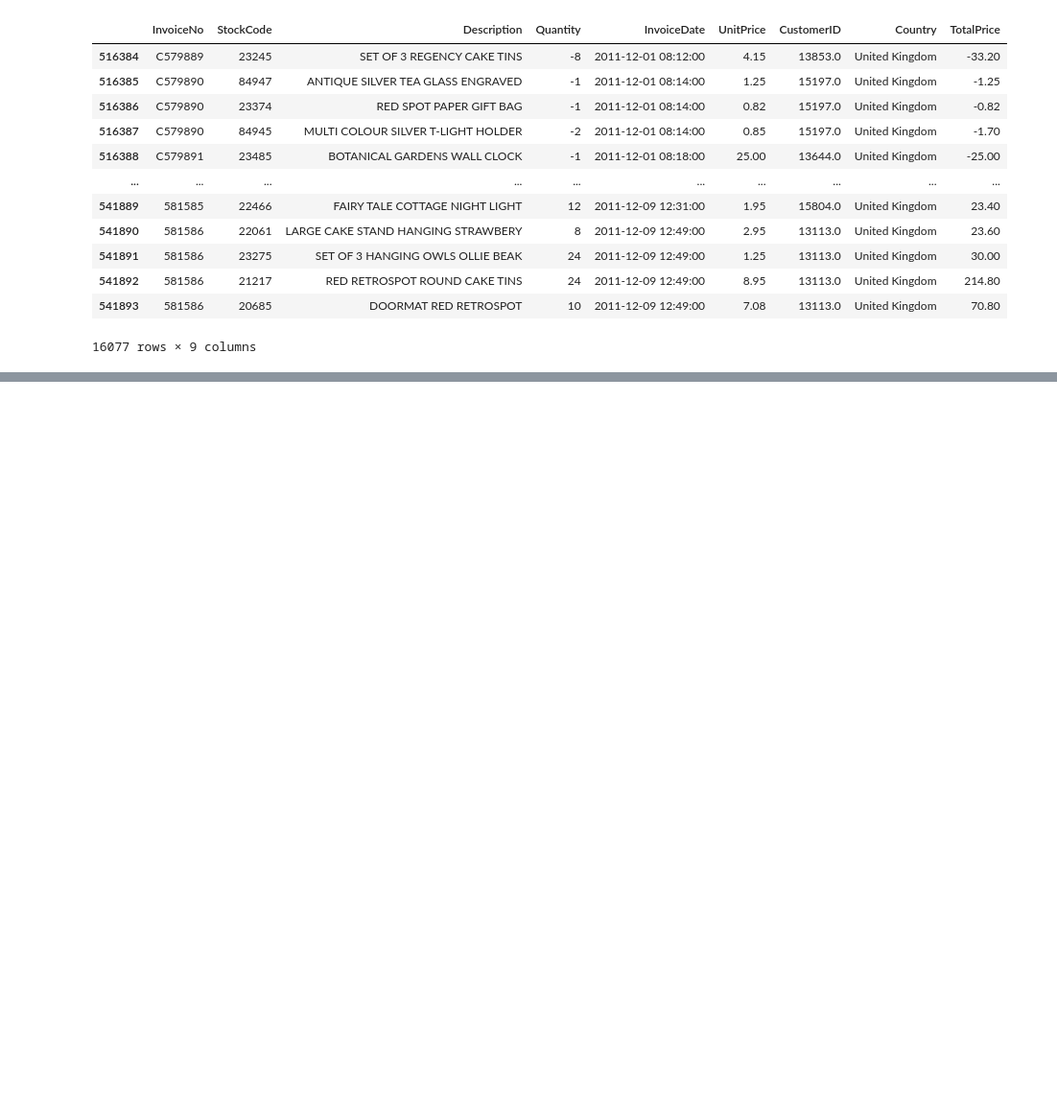
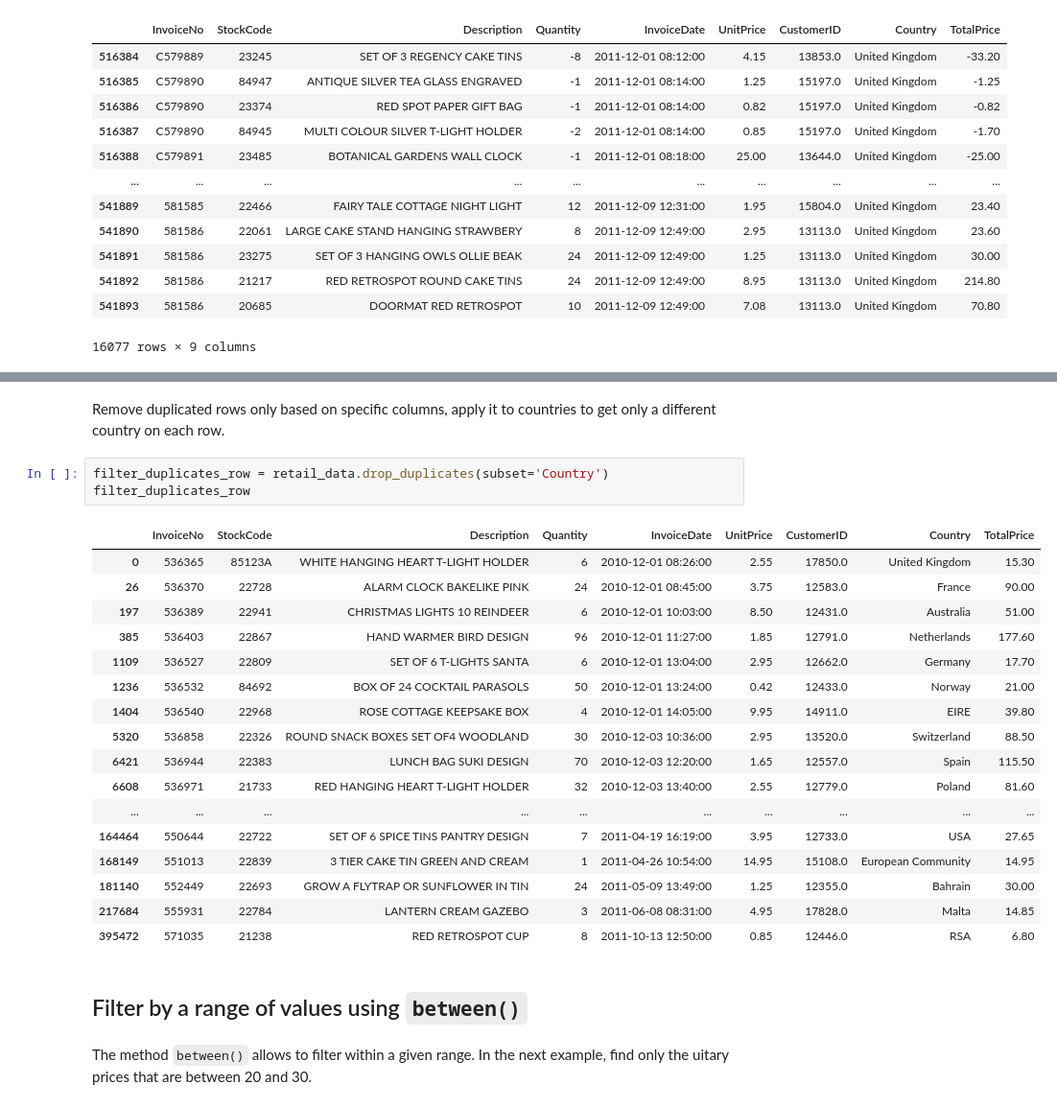
Before and after one commit to iaaron-xyz/python-for-science-and-data, a Jupyter notebook: Python_for_data_science/Pandas_for_data_science/08_conditional_filtering_data.ipynb, the cells around one changed output, grey strips where cells are left out. Shown: that part at 96% size. Drawn from its saved outputs; the diff is of its cells as text; blank space fills up the shorter version.

Commit message:
add extra conditional filtering methods

```diff
--- a/Python_for_data_science/Pandas_for_data_science/08_conditional_filtering_data.ipynb
+++ b/Python_for_data_science/Pandas_for_data_science/08_conditional_filtering_data.ipynb
@@ -159,0 +300,27 @@ sales_uk_2011
+# %% [markdown]
+Remove duplicated rows only based on specific columns, apply it to countries to get only a different country on each row.
+# %%
+filter_duplicates_row = retail_data.drop_duplicates(subset='Country')
+filter_duplicates_row
+# %% [output]
+|  | InvoiceNo | StockCode | Description | Quantity | InvoiceDate | UnitPrice | CustomerID | Country | TotalPrice |
+| 0 | 536365 | 85123A | WHITE HANGING HEART T-LIGHT HOLDER | 6 | 2010-12-01 08:26:00 | 2.55 | 17850.0 | United Kingdom | 15.30 |
+| 26 | 536370 | 22728 | ALARM CLOCK BAKELIKE PINK | 24 | 2010-12-01 08:45:00 | 3.75 | 12583.0 | France | 90.00 |
+| 197 | 536389 | 22941 | CHRISTMAS LIGHTS 10 REINDEER | 6 | 2010-12-01 10:03:00 | 8.50 | 12431.0 | Australia | 51.00 |
+| 385 | 536403 | 22867 | HAND WARMER BIRD DESIGN | 96 | 2010-12-01 11:27:00 | 1.85 | 12791.0 | Netherlands | 177.60 |
+| 1109 | 536527 | 22809 | SET OF 6 T-LIGHTS SANTA | 6 | 2010-12-01 13:04:00 | 2.95 | 12662.0 | Germany | 17.70 |
+| 1236 | 536532 | 84692 | BOX OF 24 COCKTAIL PARASOLS | 50 | 2010-12-01 13:24:00 | 0.42 | 12433.0 | Norway | 21.00 |
+| 1404 | 536540 | 22968 | ROSE COTTAGE KEEPSAKE BOX | 4 | 2010-12-01 14:05:00 | 9.95 | 14911.0 | EIRE | 39.80 |
+| 5320 | 536858 | 22326 | ROUND SNACK BOXES SET OF4 WOODLAND | 30 | 2010-12-03 10:36:00 | 2.95 | 13520.0 | Switzerland | 88.50 |
+| 6421 | 536944 | 22383 | LUNCH BAG SUKI DESIGN | 70 | 2010-12-03 12:20:00 | 1.65 | 12557.0 | Spain | 115.50 |
+| 6608 | 536971 | 21733 | RED HANGING HEART T-LIGHT HOLDER | 32 | 2010-12-03 13:40:00 | 2.55 | 12779.0 | Poland | 81.60 |
+| ... | ... | ... | ... | ... | ... | ... | ... | ... | ... |
+| 164464 | 550644 | 22722 | SET OF 6 SPICE TINS PANTRY DESIGN | 7 | 2011-04-19 16:19:00 | 3.95 | 12733.0 | USA | 27.65 |
+| 168149 | 551013 | 22839 | 3 TIER CAKE TIN GREEN AND CREAM | 1 | 2011-04-26 10:54:00 | 14.95 | 15108.0 | European Community | 14.95 |
+| 181140 | 552449 | 22693 | GROW A FLYTRAP OR SUNFLOWER IN TIN | 24 | 2011-05-09 13:49:00 | 1.25 | 12355.0 | Bahrain | 30.00 |
+| 217684 | 555931 | 22784 | LANTERN CREAM GAZEBO | 3 | 2011-06-08 08:31:00 | 4.95 | 17828.0 | Malta | 14.85 |
+| 395472 | 571035 | 21238 | RED RETROSPOT CUP | 8 | 2011-10-13 12:50:00 | 0.85 | 12446.0 | RSA | 6.80 |
+# %% [markdown]
+## Filter by a range of values using `between()`
+# %% [markdown]
+The method `between()` allows to filter within a given range. In the next example, find only the uitary prices that are between 20 and 30.
```
Also changed, not shown: parts of 25 cells of this notebook.
